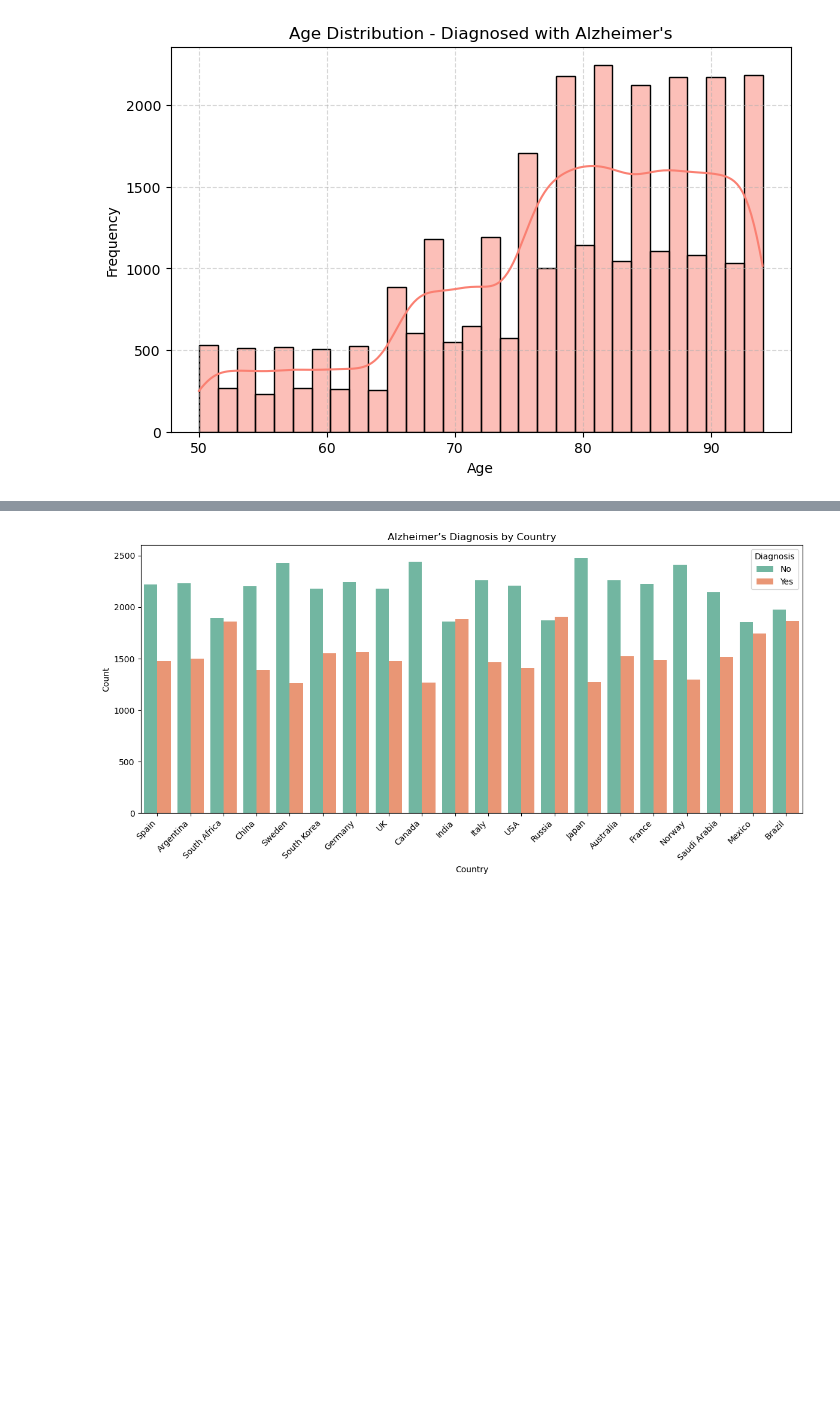
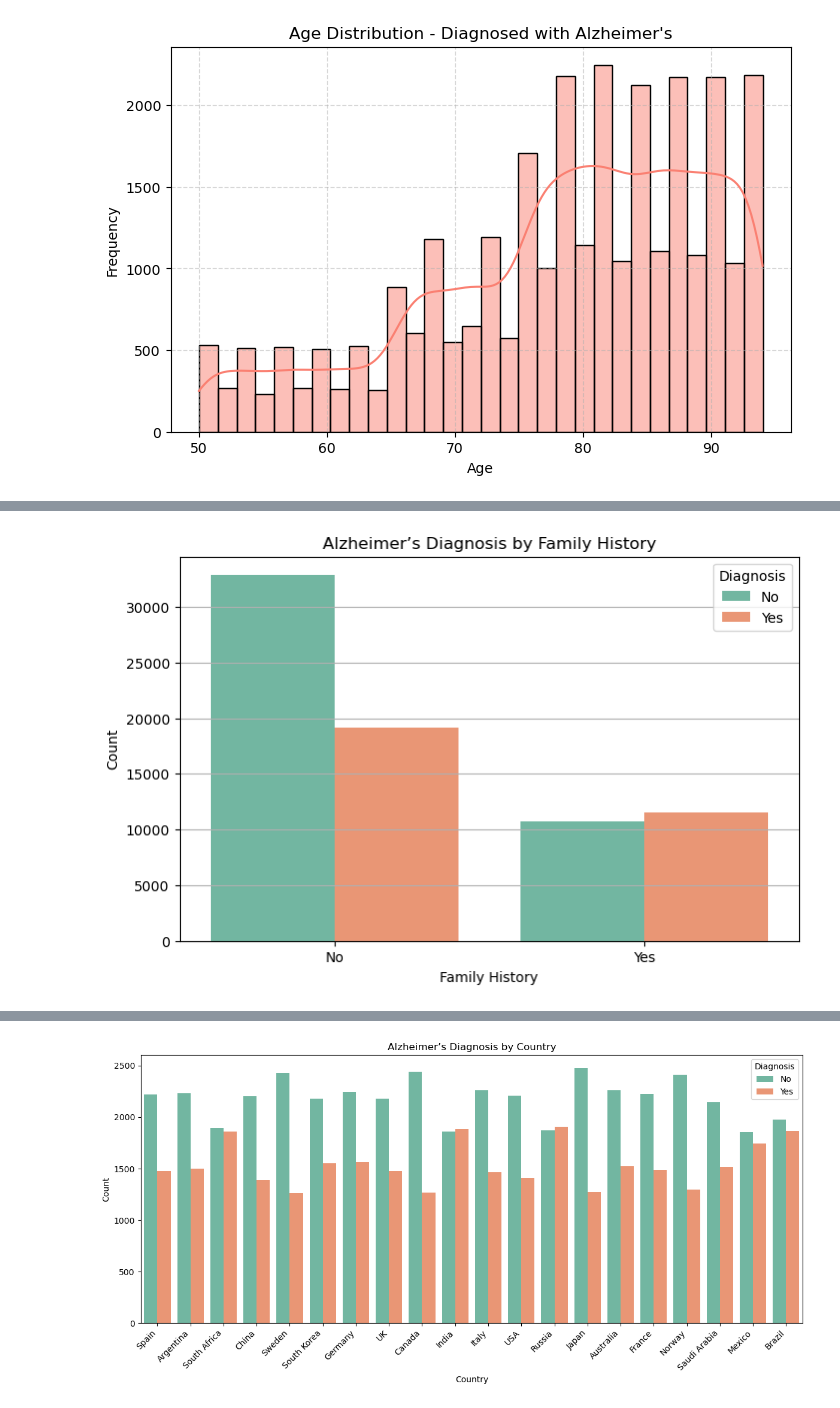
Before and after one commit to ileontios03/EPL448_Project, a Jupyter notebook: eda.ipynb, the cells around one changed output, grey strips where cells are left out. Saved outputs shown, nothing was run; the diff lists cells and outputs as text; code cells hidden in the pictures; blank space fills up the shorter version.

```diff
--- a/eda.ipynb
+++ b/eda.ipynb
@@ -162,0 +165,11 @@ plt.show()
+# %%
+plt.figure(figsize=(8, 5))
+sns.countplot(data=df, x='Family History of Alzheimer’s', hue='Alzheimer’s Diagnosis', palette='Set2')
+plt.title("Alzheimer’s Diagnosis by Family History")
+plt.xlabel("Family History")
+plt.ylabel("Count")
+plt.legend(title="Diagnosis")
+plt.grid(axis='y')
+plt.show()
+# %% [output]
+[figure, added]
```
Also changed, not shown: parts of 10 cells of this notebook.
